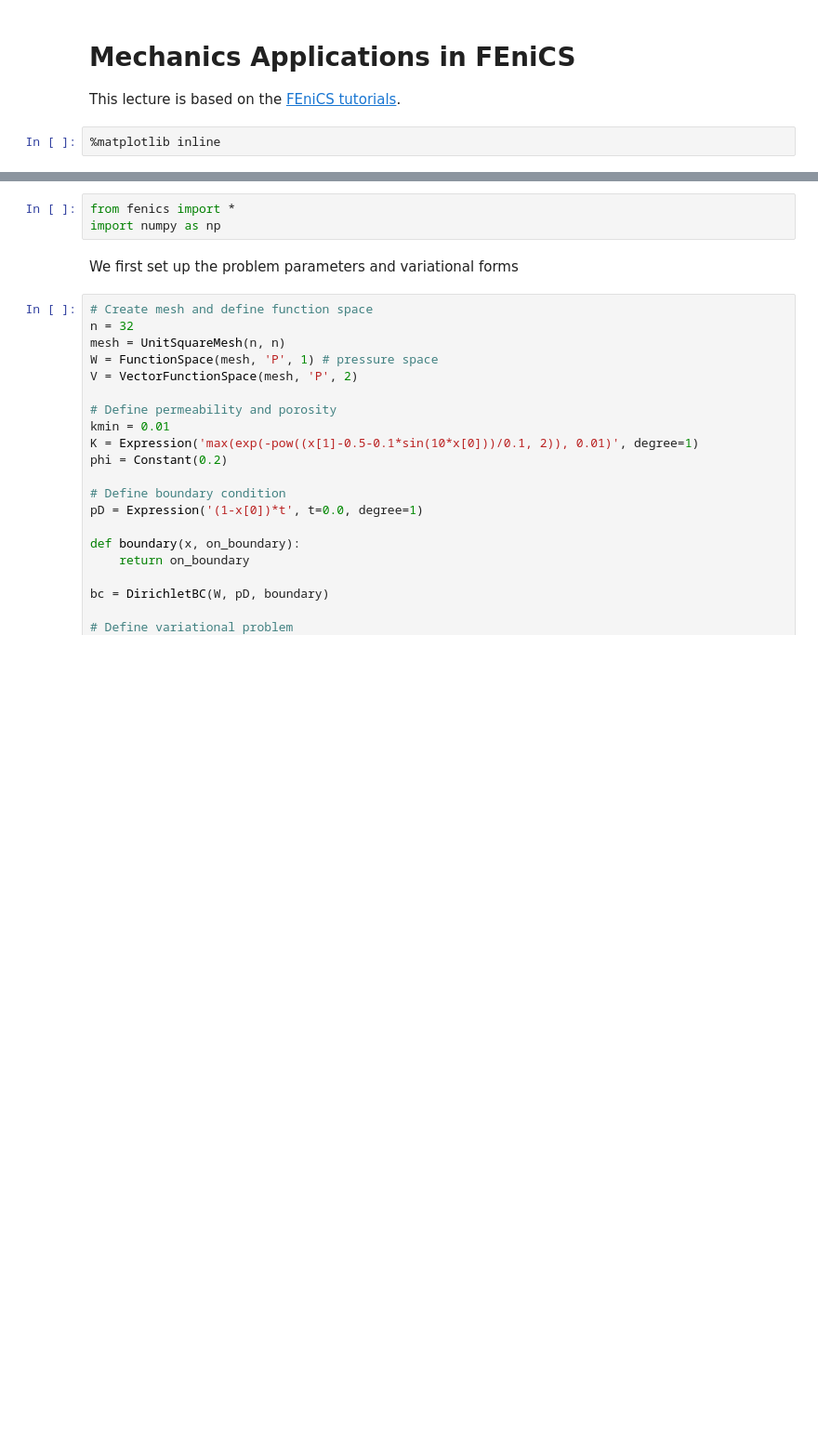
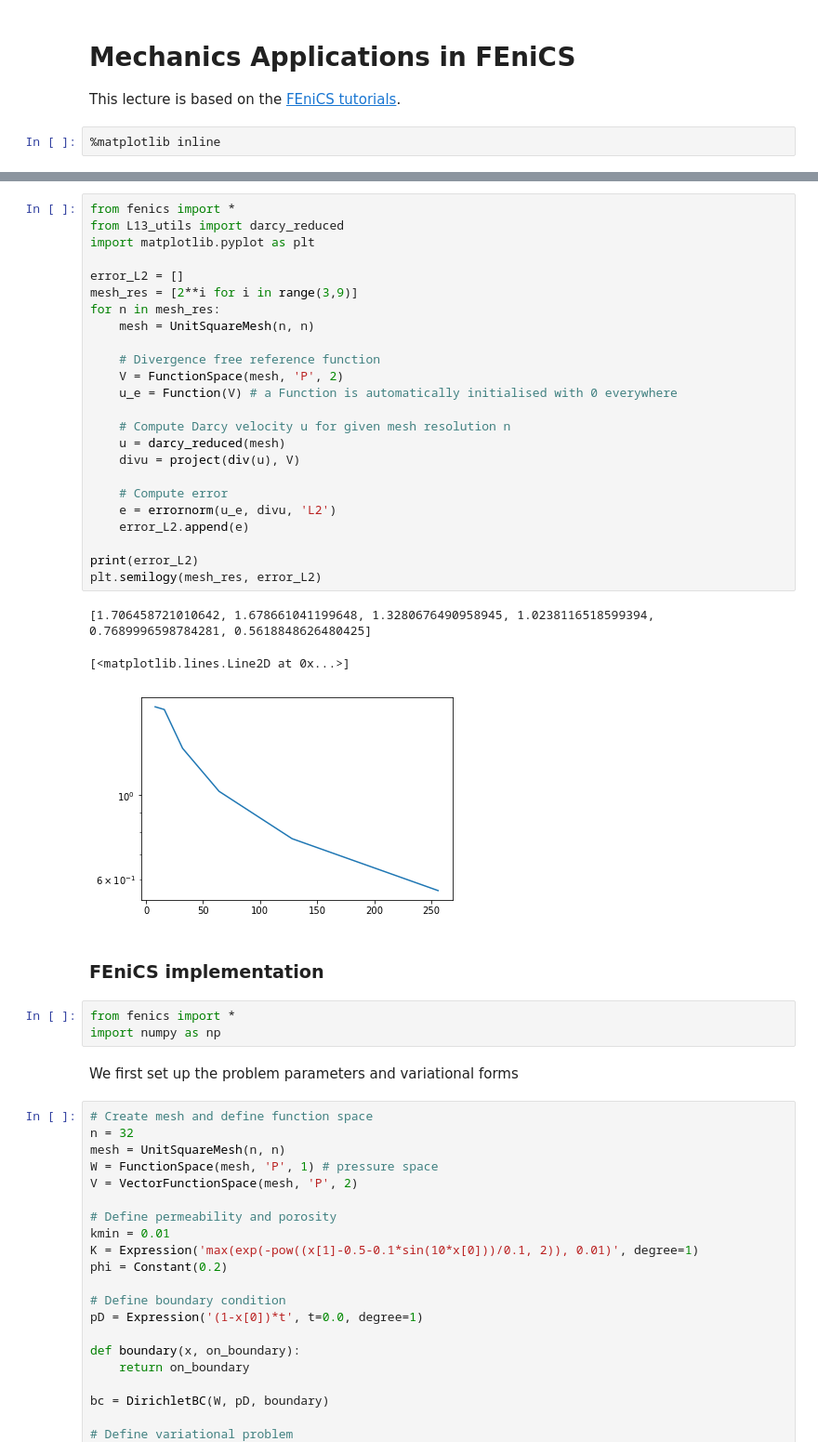
Before and after one commit to bergolho/SSCP_2019_master, a Jupyter notebook: L13/L13.ipynb, the cells around one changed output, grey strips where cells are left out. Shown at 93% size. Cells and saved outputs as stored; diff of their text form; blank space fills up the shorter version.

```diff
--- a/L13/L13.ipynb
+++ b/L13/L13.ipynb
@@ -35,3 +45,33 @@ Darcy's law itself is a stationary problem (no time dependence). However, in mec
+# %%
+from fenics import *
+from L13_utils import darcy_reduced
+import matplotlib.pyplot as plt
+
+error_L2 = []
+mesh_res = [2**i for i in range(3,9)]
+for n in mesh_res:
+    mesh = UnitSquareMesh(n, n)
+
+    # Divergence free reference function
+    V = FunctionSpace(mesh, 'P', 2)
+    u_e = Function(V) # a Function is automatically initialised with 0 everywhere
+
+    # Compute Darcy velocity u for given mesh resolution n
+    u = darcy_reduced(mesh)
+    divu = project(div(u), V)
+
+    # Compute error
+    e = errornorm(u_e, divu, 'L2')
+    error_L2.append(e)
+
+print(error_L2)
+plt.semilogy(mesh_res, error_L2)
+# %% [output]
+[1.706458721010642, 1.678661041199648, 1.3280676490958945, 1.0238116518599394, 0.7689996598784281, 0.5618848626480425]
+[<matplotlib.lines.Line2D at 0x...>]
+[figure, added]
+# %% [markdown]
+### FEniCS implementation
 # %%
 from fenics import *
 import numpy as np
```
Also changed, not shown: parts of 1 cell of this notebook.
